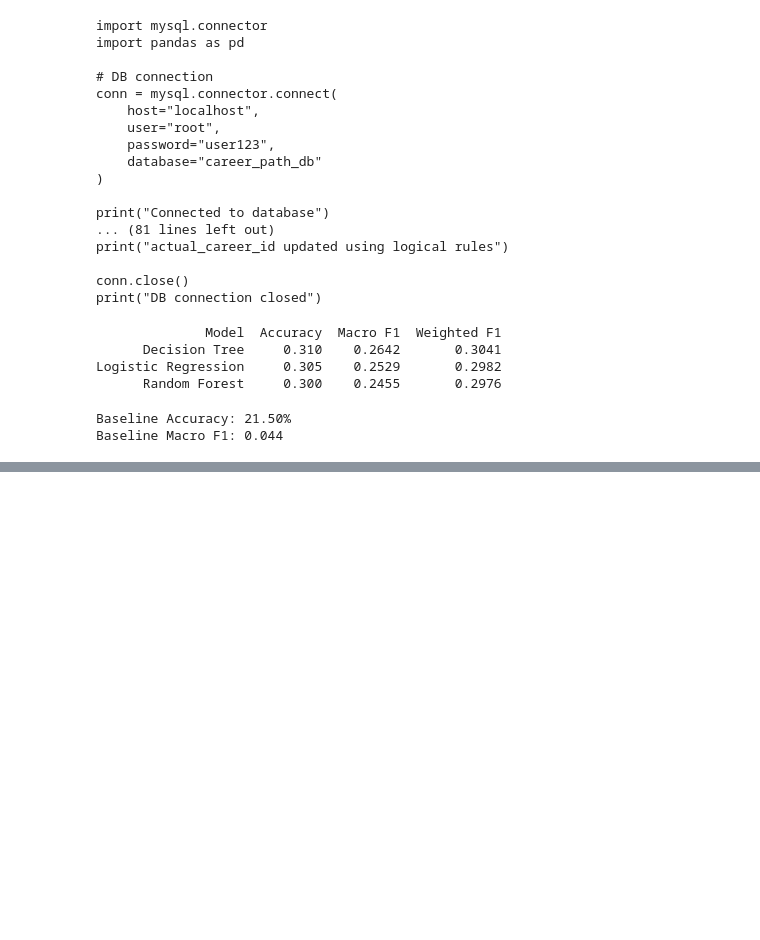
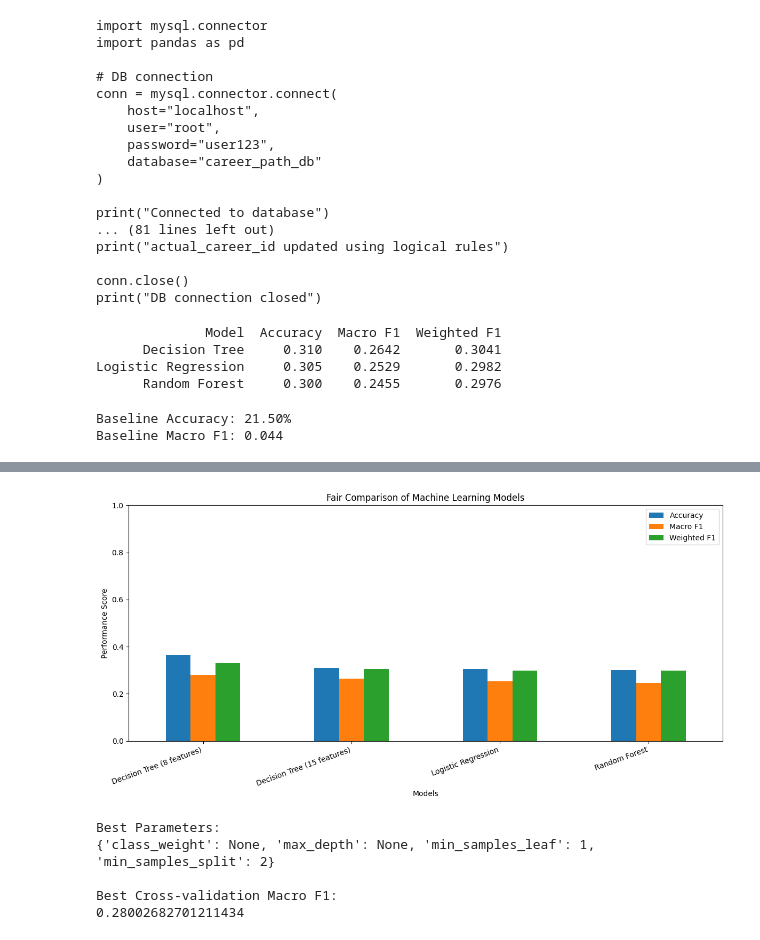
Before and after one commit to PrasastiBaitharu/ybi_foundation, a Jupyter notebook: YBI_45_DAY_INTERNSHIP.ipynb, the cells around one changed output, grey strips where cells are left out. Cells and saved outputs as stored; diff of their text form; code cells hidden in the pictures; blank space fills up the shorter version.

```diff
--- a/YBI_45_DAY_INTERNSHIP.ipynb
+++ b/YBI_45_DAY_INTERNSHIP.ipynb
@@ -996,0 +1589,17 @@ Baseline Macro F1: 0.044
+# %%
+fair_results.set_index("Model")[
+    ["Accuracy", "Macro F1", "Weighted F1"]
+].plot(
+    kind="bar",
+    figsize=(12, 6),
+    ylim=(0, 1)
+)
+
+plt.title("Fair Comparison of Machine Learning Models")
+plt.ylabel("Performance Score")
+plt.xlabel("Models")
+plt.xticks(rotation=20, ha="right")
+plt.tight_layout()
+plt.show()
+# %% [output]
+[figure, added]
@@ -996,0 +1614,35 @@ Baseline Macro F1: 0.044
+# %%
+cv = StratifiedKFold(
+    n_splits=5,
+    shuffle=True,
+    random_state=42
+)
+
+dt_params = {
+    "max_depth": [3, 4, 5, 6, 8, 10, None],
+    "min_samples_split": [2, 5, 10, 20],
+    "min_samples_leaf": [1, 2, 4, 8],
+    "class_weight": [None, "balanced"]
+}
+
+dt_grid = GridSearchCV(
+    DecisionTreeClassifier(random_state=42),
+    dt_params,
+    scoring="f1_macro",
+    cv=cv,
+    n_jobs=-1
+)
+
+dt_grid.fit(X8_train, y_train_common)
+
+print("Best Parameters:")
+print(dt_grid.best_params_)
+
+print("\nBest Cross-validation Macro F1:")
+print(dt_grid.best_score_)
+# %% [output]
+Best Parameters:
+{'class_weight': None, 'max_depth': None, 'min_samples_leaf': 1, 'min_samples_split': 2}
+
+Best Cross-validation Macro F1:
+0.28002682701211434
```
Also changed, not shown: parts of 33 cells of this notebook.
